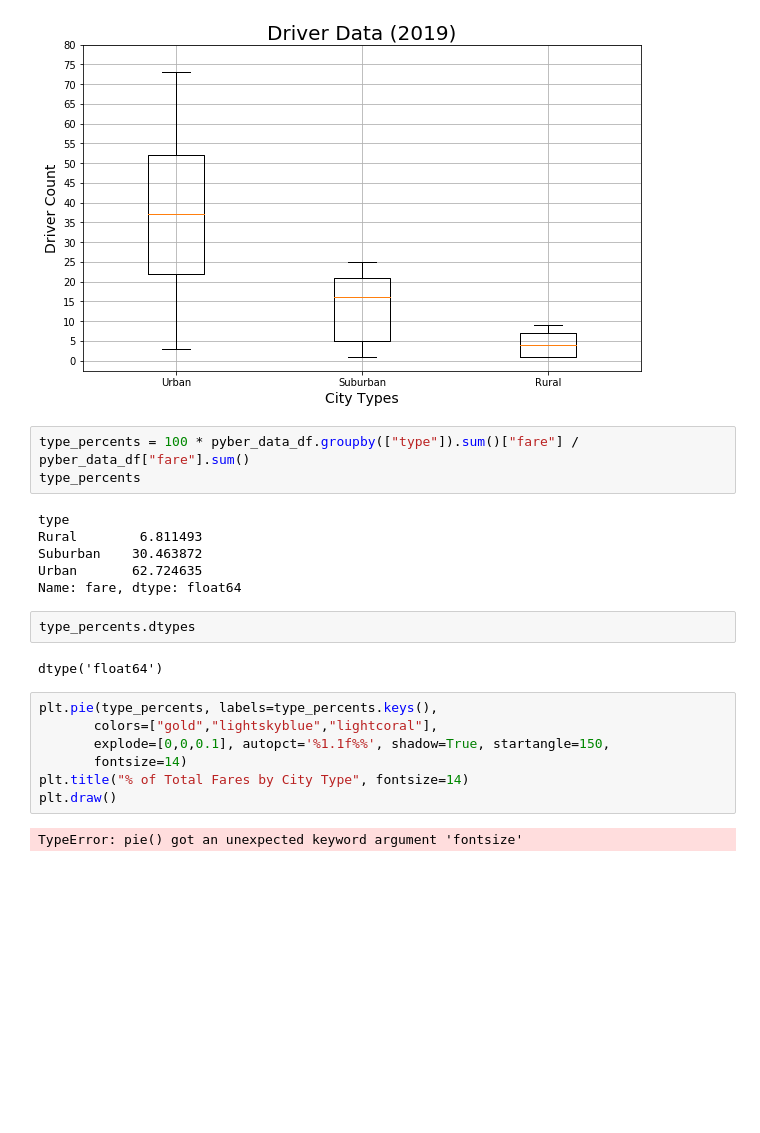
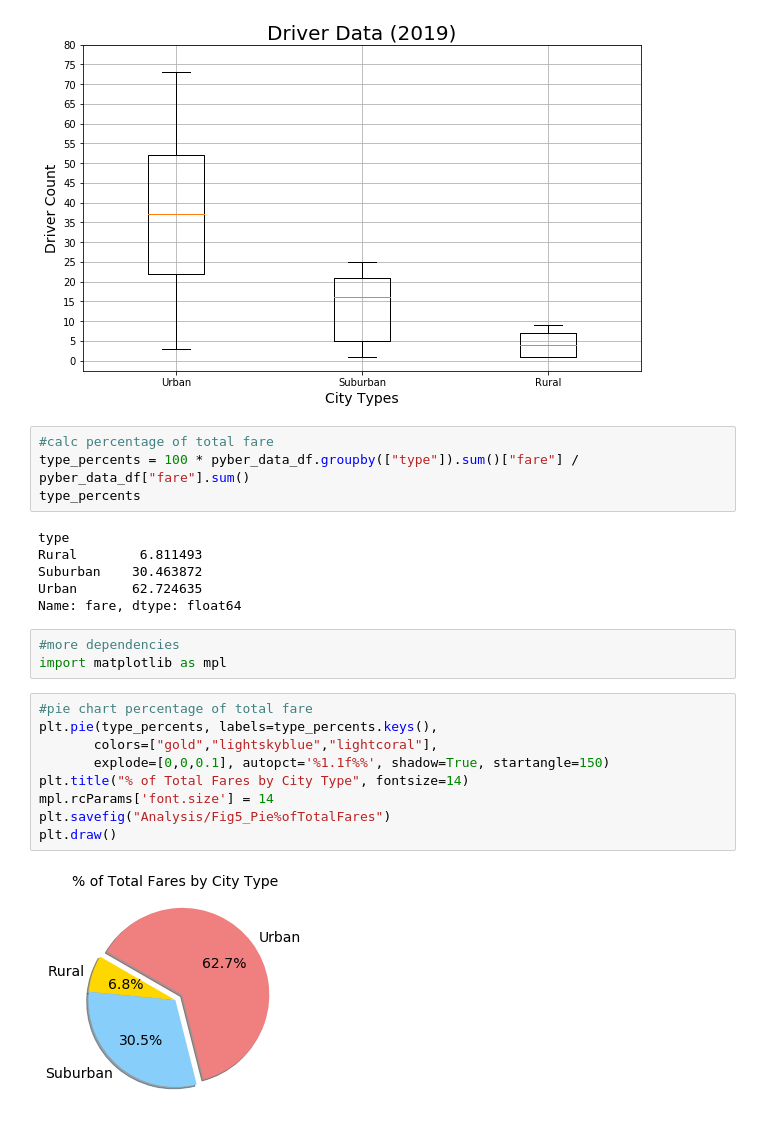
Before and after one commit to mattglibota/PyBer_Analysis, a Jupyter notebook: PyBer.ipynb, the cells around one changed output. Cells and saved outputs as stored; diff of their text form; blank space fills up the shorter version.

Commit message:
added 2nd pie chart

```diff
--- a/PyBer.ipynb
+++ b/PyBer.ipynb
@@ -368,6 +368,7 @@ plt.draw()
 # %% [output]
 [figure]
 # %%
+#calc percentage of total fare
 type_percents = 100 * pyber_data_df.groupby(["type"]).sum()["fare"] / pyber_data_df["fare"].sum()
 type_percents
 # %% [output]
@@ -376,16 +377,17 @@ Rural        6.811493
 Suburban    30.463872
 Urban       62.724635
 Name: fare, dtype: float64
-# %%
-type_percents.dtypes
-# %% [output]
-dtype('float64')
+# %%
+#more dependencies
+import matplotlib as mpl
 # %%
+#pie chart percentage of total fare
 plt.pie(type_percents, labels=type_percents.keys(),
        colors=["gold","lightskyblue","lightcoral"],
-       explode=[0,0,0.1], autopct='%1.1f%%', shadow=True, startangle=150,
-       fontsize=14)
+       explode=[0,0,0.1], autopct='%1.1f%%', shadow=True, startangle=150)
 plt.title("% of Total Fares by City Type", fontsize=14)
+mpl.rcParams['font.size'] = 14
+plt.savefig("Analysis/Fig5_Pie%ofTotalFares")
 plt.draw()
 # %% [output]
-TypeError: pie() got an unexpected keyword argument 'fontsize'
+[figure, added]
```
Also changed, not shown: parts of 2 cells of this notebook, 2 other files.
